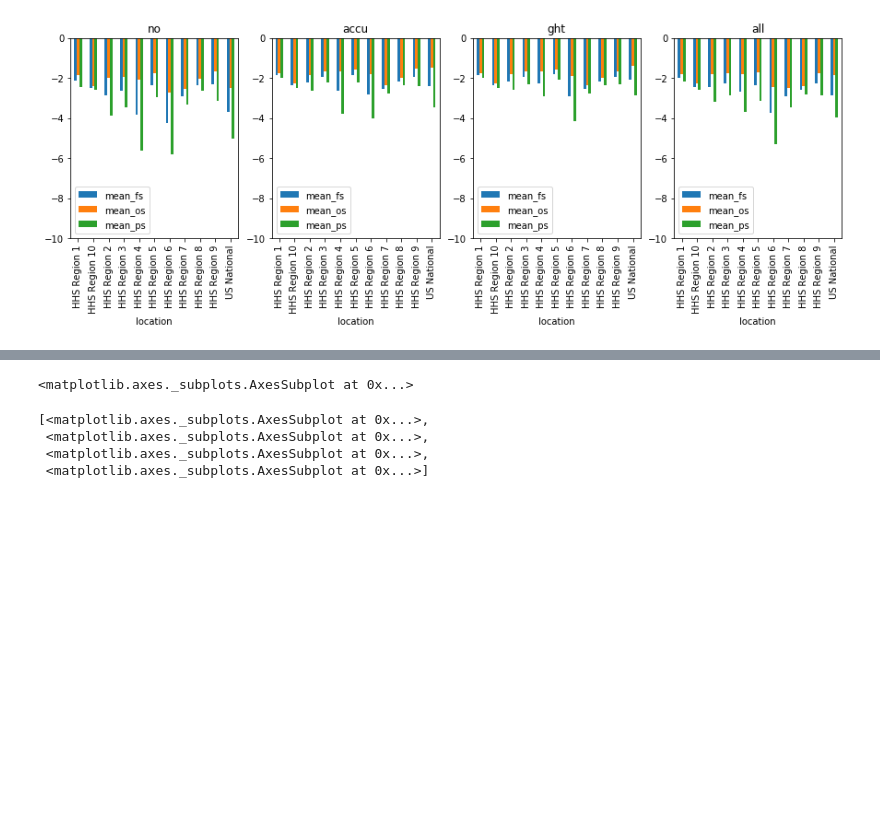
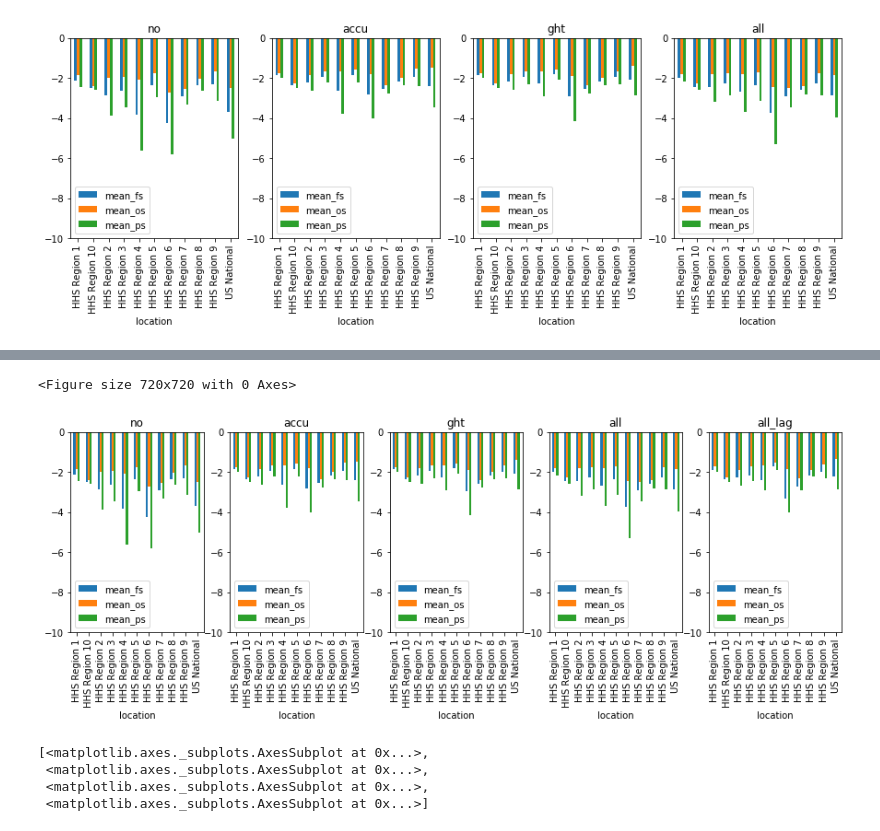
Before and after one commit to aniruddhadiga/ARLR_forecasting, a Jupyter notebook: output/CDC_scoring_cleanup.ipynb, the cells around one changed output, grey strips where cells are left out. Saved outputs shown, nothing was run; the diff lists cells and outputs as text; code cells hidden in the pictures; blank space fills up the shorter version.

```diff
--- a/output/CDC_scoring_cleanup.ipynb
+++ b/output/CDC_scoring_cleanup.ipynb
@@ -122,7 +122,7 @@ def get_means_year_model(csv_path, year, model_name):
 # df_temp['score'].hist()
 # %%
 df_mean_all_model_year = pd.DataFrame()
-for model_name in ['accu','ght', 'all', 'no']:
+for model_name in ['accu','ght', 'all', 'no', 'all_lag']:
     for year in [2017,2018]:
         csv_path='scores_{}_{}.csv'.format(year, model_name)
         df_name_var = 'df_mean_{}_{}'.format(model_name,year)
@@ -184,7 +185,21 @@ for model_name in ['no','accu','ght','all']:
-# %%
-list_ax[0]
-# %% [output]
-<matplotlib.axes._subplots.AxesSubplot at 0x...>
+# %%
+plt.figure(figsize=(10,10))
+fig, (ax1,ax2,ax3,ax4,ax5) = plt.subplots(1,5)
+list_ax = [ax1,ax2,ax3,ax4,ax5]
+i=0
+for model_name in ['no','accu','ght','all', 'all_lag']:
+    list_ax[i].set_title(model_name)
+    plt.title(model_name)
+    df_test_accu_wk = df_test[(df_test['model']==model_name)&(df_test['target']==targ)]
+    df_test_accu_wk = df_test_accu_wk.set_index(['location'])
+    means=df_test_accu_wk[['mean_fs','mean_os','mean_ps']]
+    errors = df_test_accu_wk[['std_fs','std_ps','std_os']]
+    means.plot(kind='bar',yerr=errors, ax=list_ax[i], ylim=(-10,0),figsize=(15,4))
+#     plot_mean_log(model_name,targ,list_ax[i])
+    i+=1
+# %% [output]
+<Figure size 720x720 with 0 Axes>
+[figure, added]
 # %%
 list_ax
 # %% [output]
```
Also changed, not shown: parts of 2 cells of this notebook.
